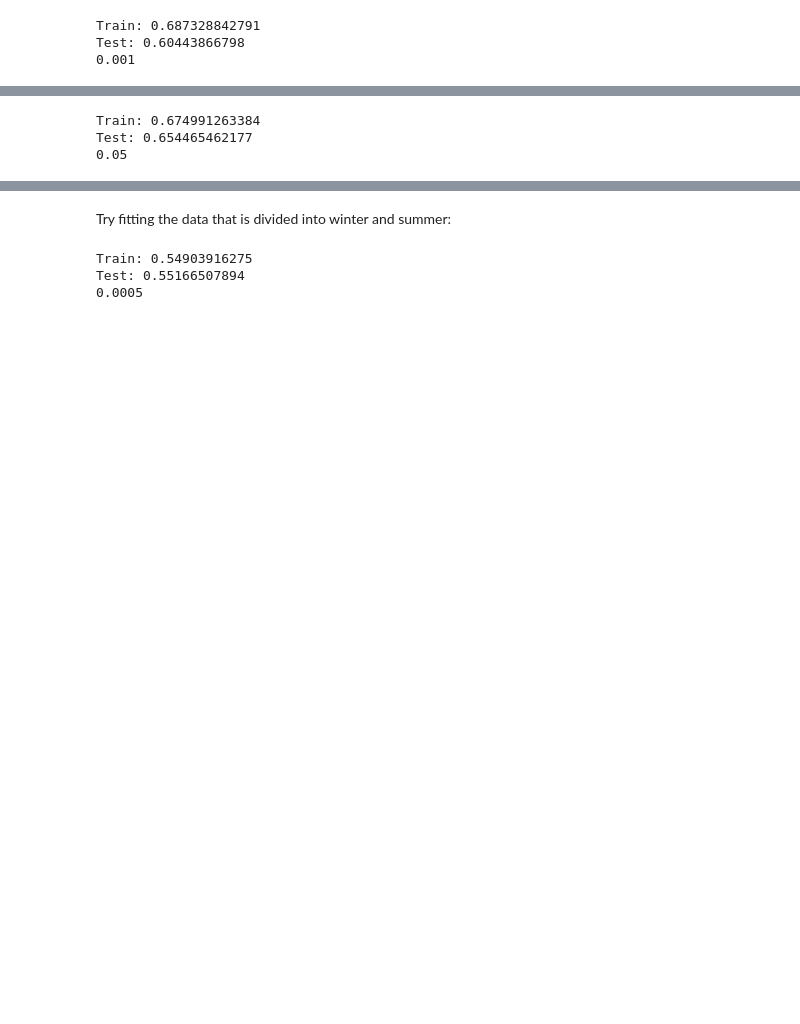
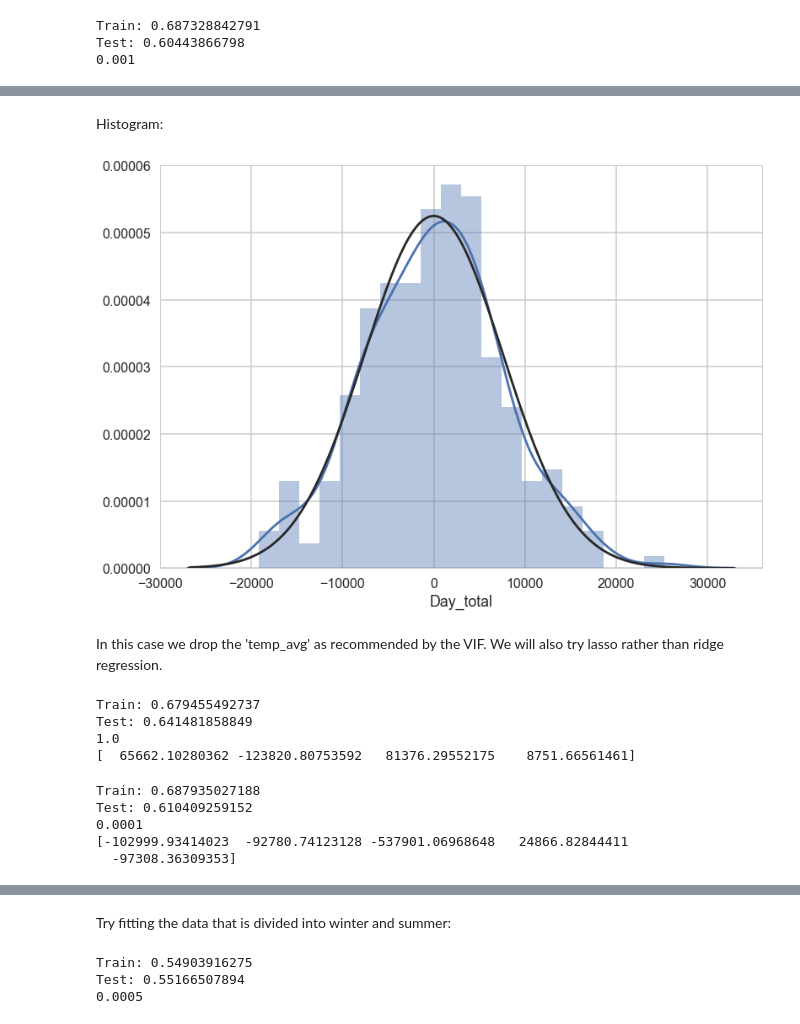
Before and after one commit to TorrBorr/Notes, a Jupyter notebook: Regression Notebook.ipynb, the cells around one changed output, grey strips where cells are left out. Drawn from its saved outputs; the diff is of its cells as text; code cells hidden in the pictures; blank space fills up the shorter version.

Commit message:
updates to  regression notebook

```diff
--- a/Regression Notebook.ipynb
+++ b/Regression Notebook.ipynb
@@ -713,22 +745,60 @@ Test: 0.60443866798
+# %% [markdown]
+Histogram:
+# %%
+residuals = reg.predict(X_train)-y_train
+sns.distplot(residuals, bins = 20,fit=stats.norm);
+# %% [output]
+[figure, added]
+# %% [markdown]
+In this case we drop the 'temp_avg' as recommended by the VIF. We will also try lasso rather than ridge regression.
 # %%
-from sklearn.linear_model import RidgeCV
+from sklearn.feature_selection import SelectFromModel
+from sklearn.linear_model import LassoCV
+
 
 X = all_data.drop(['Day_total', u'season',  u'log_Day_total', u'sqrt_Day_total', u'temp avg'], axis =1)
 y = all_data['Day_total']
 normalized_X = preprocessing.normalize(X)
 X_train, X_test, y_train, y_test = train_test_split(normalized_X, y, test_size=0.33, random_state=2)
 
-reg = RidgeCV(alphas=[0.0001, 0.0005, 0.001, 0.005, 0.01, 0.05, 0.1, 1.0, 10.0, 100.0])
+reg = LassoCV(alphas=[0.0001, 0.0005, 0.001, 0.005, 0.01, 0.05, 0.1, 1.0, 10.0, 100.0])
 
 fit = reg.fit(X_train, y_train)
-
 
 # Print out the R^2 for the model against the test dataset
 print("Train:", reg.score(X_train,y_train))
 print("Test:", reg.score(X_test,y_test))
 
 print(reg.alpha_)
+print(reg.coef_)
 # %% [output]
-Train: 0.674991263384
-Test: 0.654465462177
-0.05
+Train: 0.679455492737
+Test: 0.641481858849
+1.0
+[  65662.10280362 -123820.80753592   81376.29552175    8751.66561461]
+# %%
+from sklearn.feature_selection import SelectFromModel
+from sklearn.linear_model import LassoCV
+
+
+X = all_data.drop(['Day_total', u'season',  u'log_Day_total', u'sqrt_Day_total'], axis =1)
+y = all_data['Day_total']
+normalized_X = preprocessing.normalize(X)
+X_train, X_test, y_train, y_test = train_test_split(normalized_X, y, test_size=0.33, random_state=2)
+
+reg = LassoCV(alphas=[0.0001, 0.0005, 0.001, 0.005, 0.01, 0.05, 0.1, 1.0, 10.0, 100.0])
+
+fit = reg.fit(X_train, y_train)
+
+# Print out the R^2 for the model against the test dataset
+print("Train:", reg.score(X_train,y_train))
+print("Test:", reg.score(X_test,y_test))
+
+print(reg.alpha_)
+print(reg.coef_)
+# %% [output]
+Train: 0.687935027188
+Test: 0.610409259152
+0.0001
+[-102999.93414023  -92780.74123128 -537901.06968648   24866.82844411
+  -97308.36309353]
```
Also changed, not shown: parts of 32 cells of this notebook.
